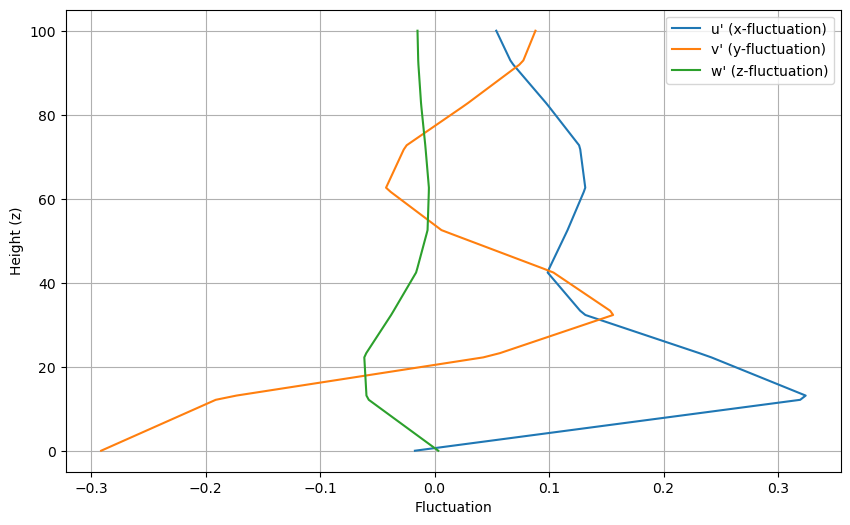
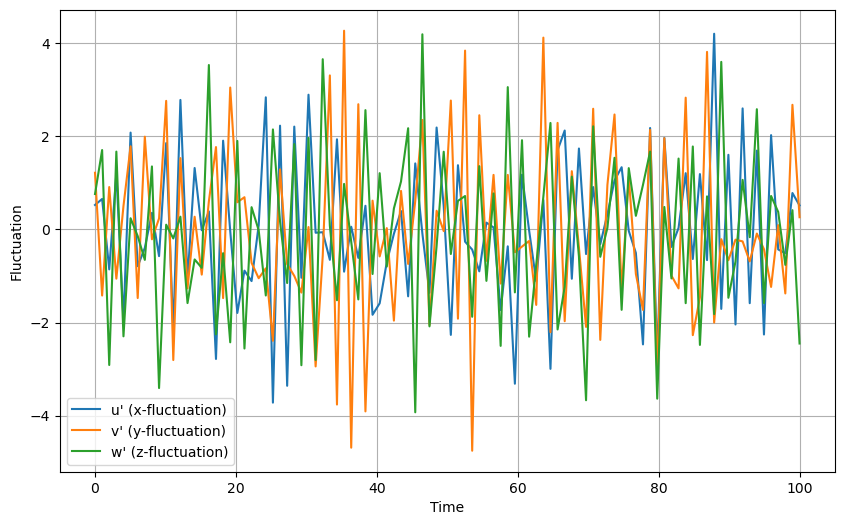
The change to this notebook cell's code, shown as a diff; its figure went from the first image to the second:
--- before
+++ after
@@ -2,5 +2,5 @@
 
 methods = ['Simple', 'Langevin', 'POD']
-fluc = Fluctuator(method=methods[2], dt=0.01, C0=2.1, cf=1.0, n_modes=10) # settings can be adjusted as needed
+fluc = Fluctuator(method=methods[1], n_modes=10) # settings can be adjusted as needed
 
 traj = Trajectory(
@@ -12,3 +12,3 @@
 )
 
-fluc.plot_fluctuation() # visualize the fluctuation to see how it behaves with the chosen method and parameters
+fluc.plot() # visualize the fluctuation to see how it behaves with the chosen method and parameters

Commit: fixed fluctuation bug with dt